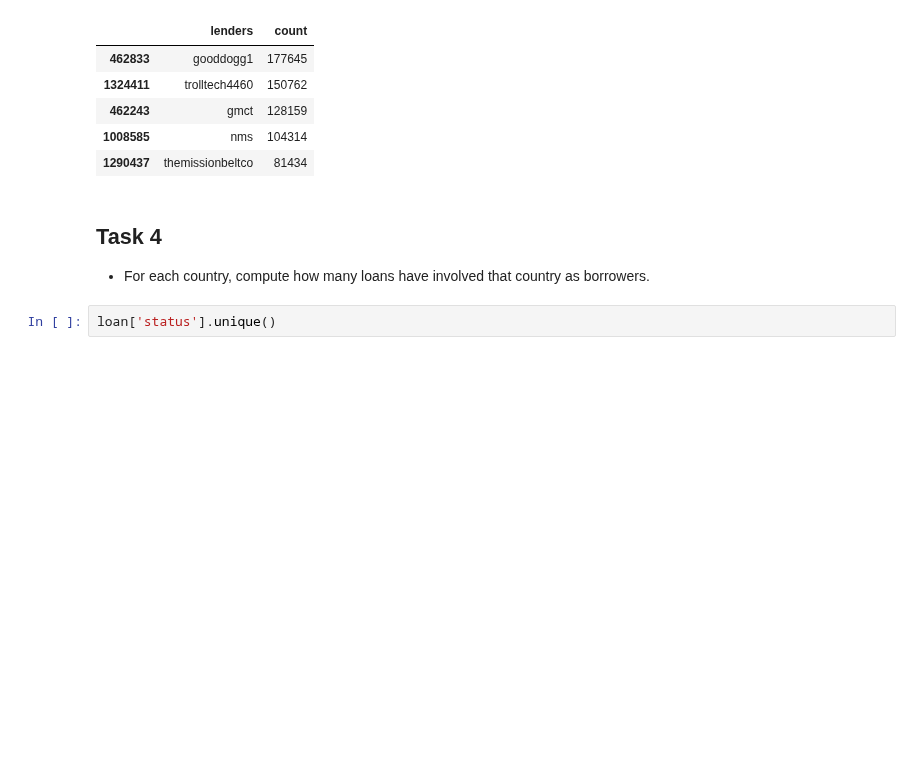
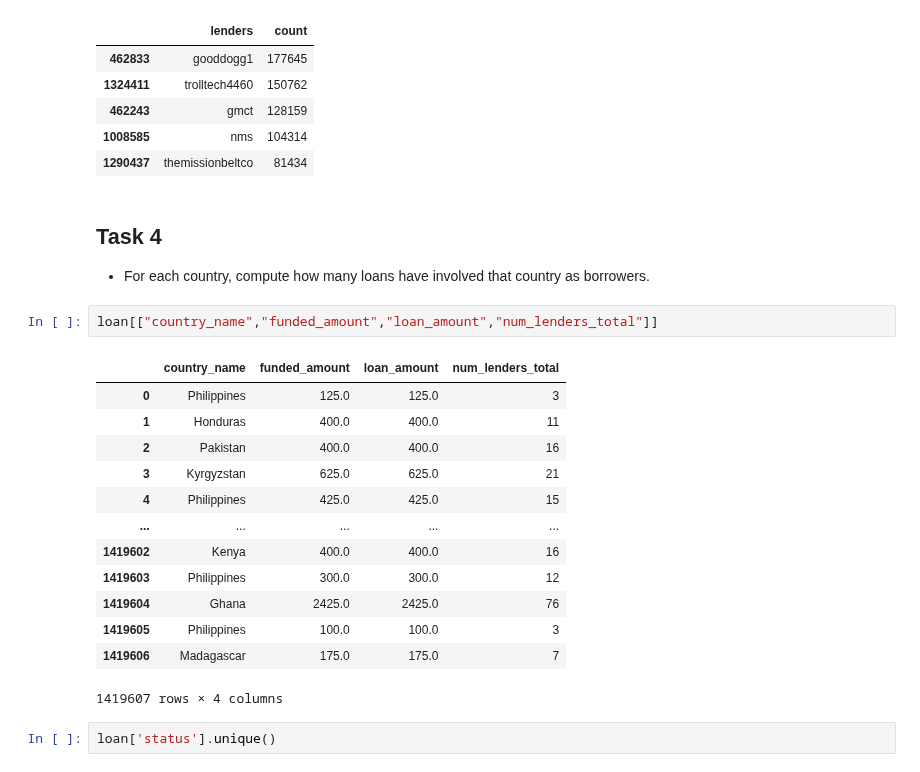
Before and after one commit to gaveter/Project_cs, a Jupyter notebook: Project.ipynb, the cells around one changed output. Drawn from its saved outputs; the diff is of its cells as text; blank space fills up the shorter version.

```diff
--- a/Project.ipynb
+++ b/Project.ipynb
@@ -215,6 +193,22 @@ numberfunded_lenders.head()
 # %% [markdown]
 ## Task 4
 - For each country, compute how many loans have involved that country as borrowers.
+# %%
+loan[["country_name","funded_amount","loan_amount","num_lenders_total"]]
+# %% [output]
+|  | country_name | funded_amount | loan_amount | num_lenders_total |
+| 0 | Philippines | 125.0 | 125.0 | 3 |
+| 1 | Honduras | 400.0 | 400.0 | 11 |
+| 2 | Pakistan | 400.0 | 400.0 | 16 |
+| 3 | Kyrgyzstan | 625.0 | 625.0 | 21 |
+| 4 | Philippines | 425.0 | 425.0 | 15 |
+| ... | ... | ... | ... | ... |
+| 1419602 | Kenya | 400.0 | 400.0 | 16 |
+| 1419603 | Philippines | 300.0 | 300.0 | 12 |
+| 1419604 | Ghana | 2425.0 | 2425.0 | 76 |
+| 1419605 | Philippines | 100.0 | 100.0 | 3 |
+| 1419606 | Madagascar | 175.0 | 175.0 | 7 |
+1419607 rows × 4 columns
 # %%
 loan['status'].unique()
 # %% [output]
```
Also changed, not shown: parts of 16 cells of this notebook.
